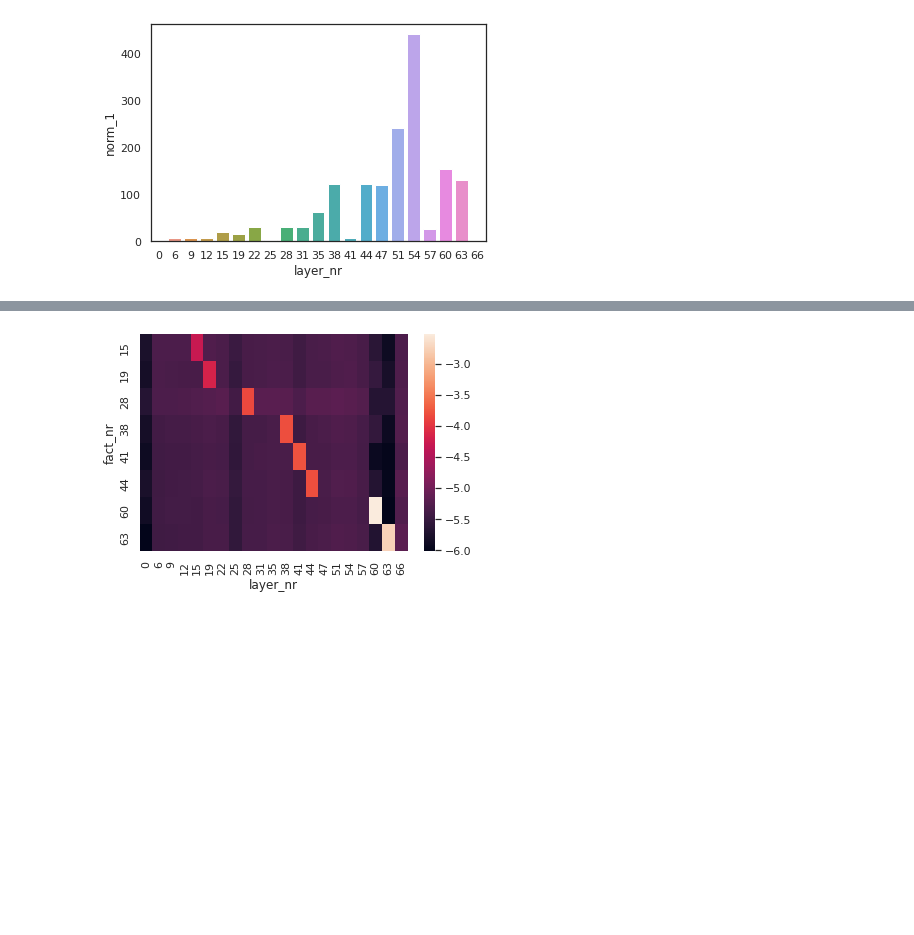
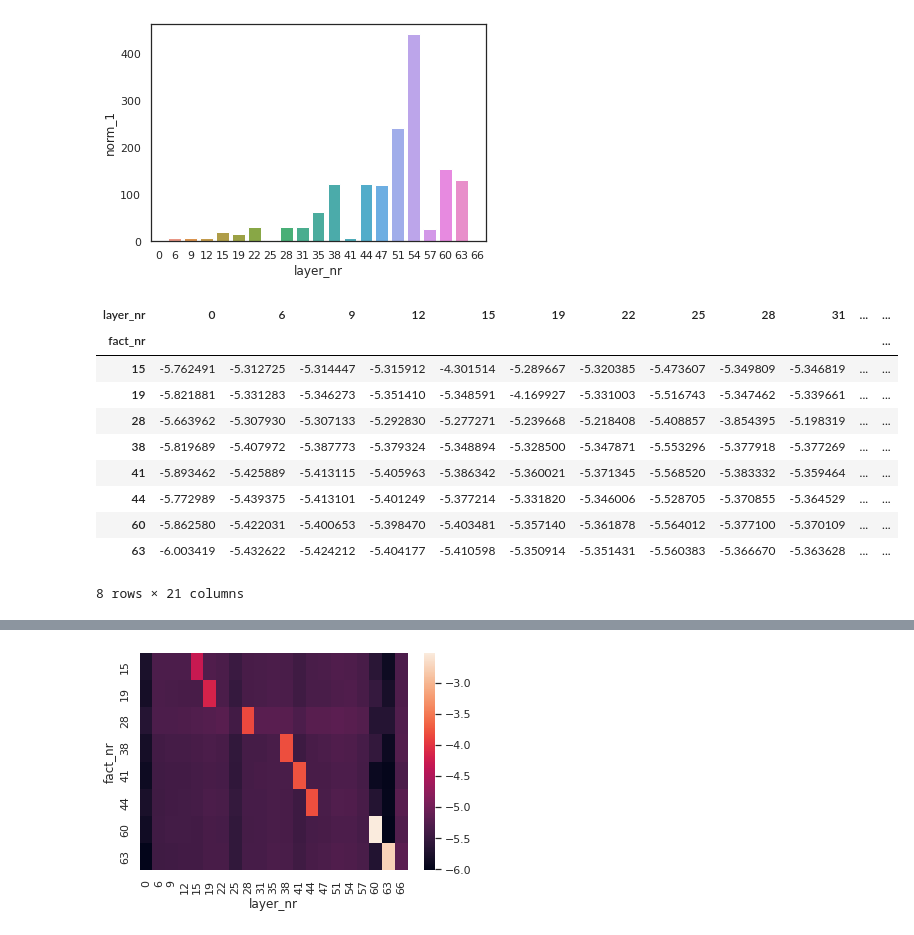
Before and after one commit to JSchuurmans/tddl, a Jupyter notebook: notebooks/finetuning/rn18_c10_difference.ipynb, the cells around one changed output, grey strips where cells are left out. Saved outputs shown, nothing was run; the diff lists cells and outputs as text; code cells hidden in the pictures; blank space fills up the shorter version.

```diff
--- a/notebooks/finetuning/rn18_c10_difference.ipynb
+++ b/notebooks/finetuning/rn18_c10_difference.ipynb
@@ -225,6 +225,20 @@ df_['log_rel_norm_1'] = np.log(df_["relative_norm_1"])
 
 df_pivot = df_.pivot("fact_nr", "layer_nr", "relative_norm_1")
 df_pivot_log = df_.pivot("fact_nr", "layer_nr", "log_rel_norm_1")
+# %%
+df_pivot_log
+# %% [output]
+| layer_nr | 0 | 6 | 9 | 12 | 15 | 19 | 22 | 25 | 28 | 31 | ... | ... |
+| fact_nr |  |  |  |  |  |  |  |  |  |  |  | ... |
+| 15 | -5.762491 | -5.312725 | -5.314447 | -5.315912 | -4.301514 | -5.289667 | -5.320385 | -5.473607 | -5.349809 | -5.346819 | ... | ... |
+| 19 | -5.821881 | -5.331283 | -5.346273 | -5.351410 | -5.348591 | -4.169927 | -5.331003 | -5.516743 | -5.347462 | -5.339661 | ... | ... |
+| 28 | -5.663962 | -5.307930 | -5.307133 | -5.292830 | -5.277271 | -5.239668 | -5.218408 | -5.408857 | -3.854395 | -5.198319 | ... | ... |
+| 38 | -5.819689 | -5.407972 | -5.387773 | -5.379324 | -5.348894 | -5.328500 | -5.347871 | -5.553296 | -5.377918 | -5.377269 | ... | ... |
+| 41 | -5.893462 | -5.425889 | -5.413115 | -5.405963 | -5.386342 | -5.360021 | -5.371345 | -5.568520 | -5.383332 | -5.359464 | ... | ... |
+| 44 | -5.772989 | -5.439375 | -5.413101 | -5.401249 | -5.377214 | -5.331820 | -5.346006 | -5.528705 | -5.370855 | -5.364529 | ... | ... |
+| 60 | -5.862580 | -5.422031 | -5.400653 | -5.398470 | -5.403481 | -5.357140 | -5.361878 | -5.564012 | -5.377100 | -5.370109 | ... | ... |
+| 63 | -6.003419 | -5.432622 | -5.424212 | -5.404177 | -5.410598 | -5.350914 | -5.351431 | -5.560383 | -5.366670 | -5.363628 | ... | ... |
+8 rows × 21 columns
 # %%
 sns.heatmap(df_pivot)
 # %% [output]
```
Also changed, not shown: parts of 6 cells of this notebook, 10 other files.
